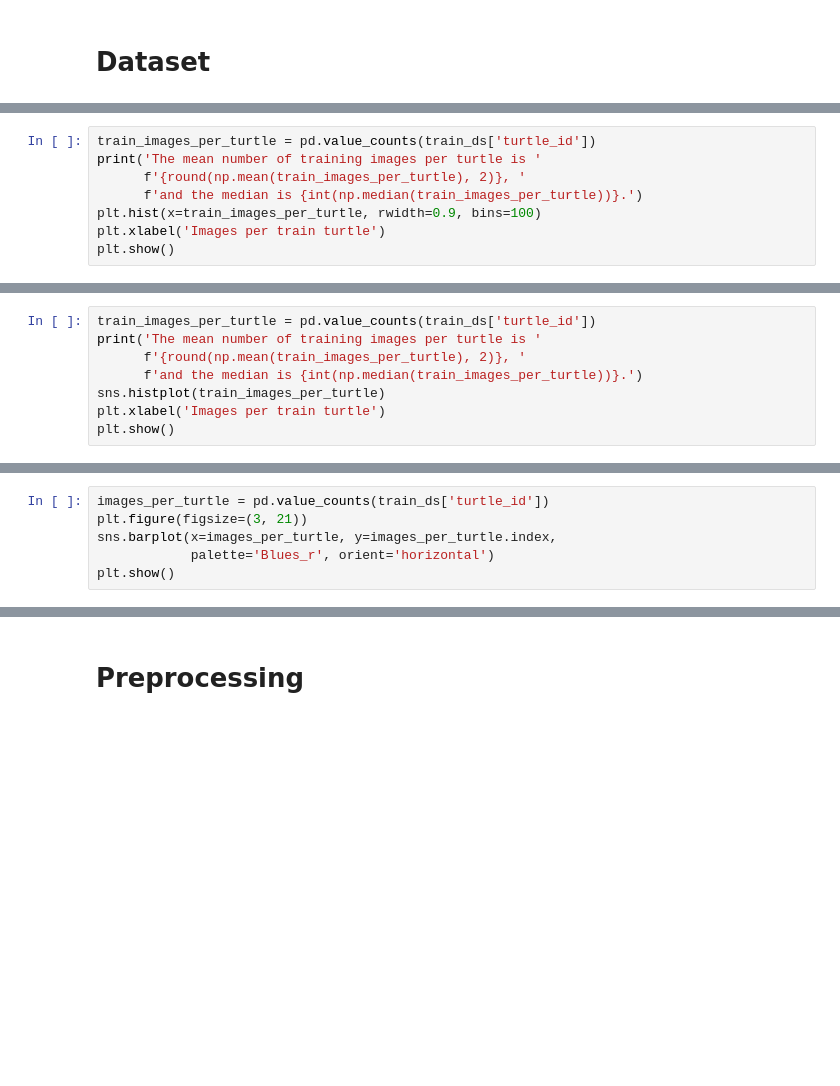
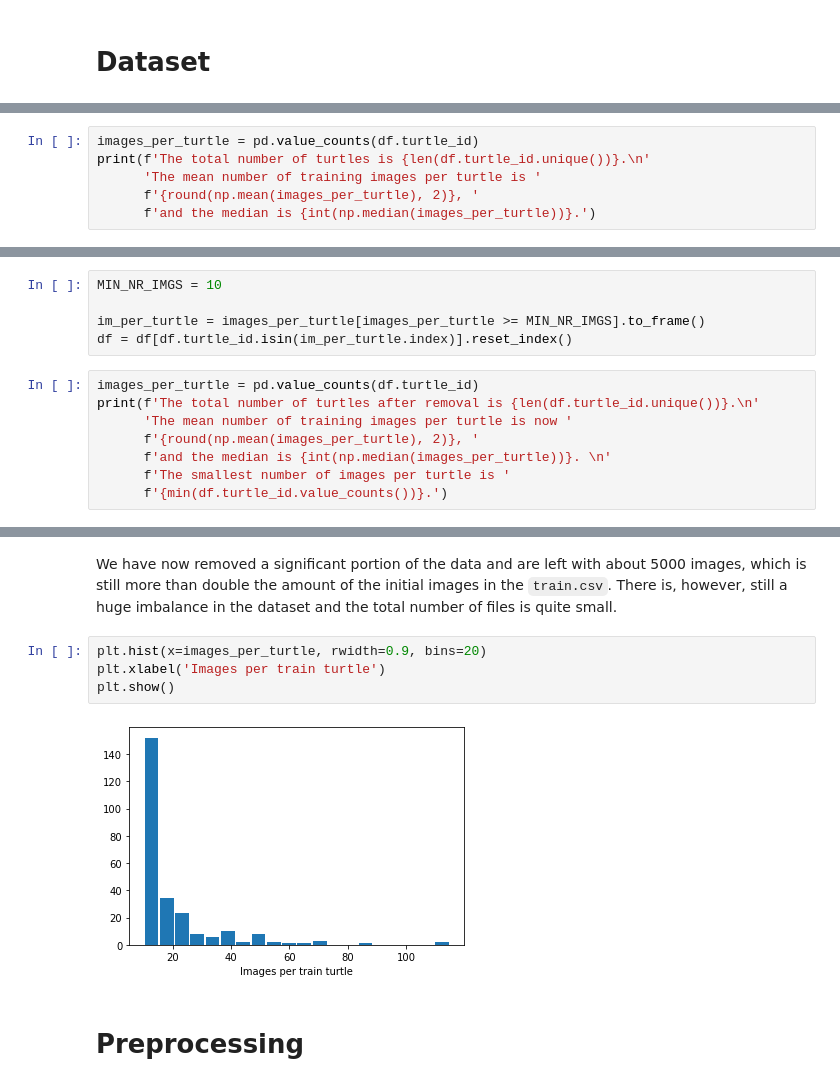
Before and after one commit to dhesenkamp/turtleRecall, a Jupyter notebook: turtleRecall.ipynb, the cells around one changed output, grey strips where cells are left out. Saved outputs shown, nothing was run; the diff lists cells and outputs as text; blank space fills up the shorter version.

```diff
--- a/turtleRecall.ipynb
+++ b/turtleRecall.ipynb
@@ -52,9 +43,7 @@ train_ds.shape, test_ds.shape
 # %%
-train_images_per_turtle = pd.value_counts(train_ds['turtle_id'])
-print('The mean number of training images per turtle is '
-      f'{round(np.mean(train_images_per_turtle), 2)}, '
-      f'and the median is {int(np.median(train_images_per_turtle))}.')
-plt.hist(x=train_images_per_turtle, rwidth=0.9, bins=100)
-plt.xlabel('Images per train turtle')
-plt.show()
+images_per_turtle = pd.value_counts(df.turtle_id)
+print(f'The total number of turtles is {len(df.turtle_id.unique())}.\n'
+      'The mean number of training images per turtle is '
+      f'{round(np.mean(images_per_turtle), 2)}, '
+      f'and the median is {int(np.median(images_per_turtle))}.')
 # %% [output]
@@ -63,9 +54,14 @@ The mean number of training images per turtle is 21.45, and the median is 16.
+# %%
+MIN_NR_IMGS = 10
+
+im_per_turtle = images_per_turtle[images_per_turtle >= MIN_NR_IMGS].to_frame()
+df = df[df.turtle_id.isin(im_per_turtle.index)].reset_index()
 # %%
-train_images_per_turtle = pd.value_counts(train_ds['turtle_id'])
-print('The mean number of training images per turtle is '
-      f'{round(np.mean(train_images_per_turtle), 2)}, '
-      f'and the median is {int(np.median(train_images_per_turtle))}.')
-sns.histplot(train_images_per_turtle)
-plt.xlabel('Images per train turtle')
-plt.show()
+images_per_turtle = pd.value_counts(df.turtle_id)
+print(f'The total number of turtles after removal is {len(df.turtle_id.unique())}.\n'
+      'The mean number of training images per turtle is now '
+      f'{round(np.mean(images_per_turtle), 2)}, '
+      f'and the median is {int(np.median(images_per_turtle))}. \n'
+      f'The smallest number of images per turtle is '
+      f'{min(df.turtle_id.value_counts())}.')
 # %% [output]
@@ -74,6 +70,0 @@ The mean number of training images per turtle is 21.45, and the median is 16.
-# %%
-images_per_turtle = pd.value_counts(train_ds['turtle_id'])
-plt.figure(figsize=(3, 21))
-sns.barplot(x=images_per_turtle, y=images_per_turtle.index,
-            palette='Blues_r', orient='horizontal')
-plt.show()
@@ -82,3 +80,11 @@ plt.show()
+# %% [markdown]
+We have now removed a significant portion of the data and are left with about 5000 images, which is still more than double the amount of the initial images in the `train.csv`. There is, however, still a huge imbalance in the dataset and the total number of files is quite small.
+# %%
+plt.hist(x=images_per_turtle, rwidth=0.9, bins=20)
+plt.xlabel('Images per train turtle')
+plt.show()
+# %% [output]
+[figure, added]
 # %% [markdown]
 # Preprocessing
 # %% [markdown]
```
Also changed, not shown: parts of 40 cells of this notebook.
